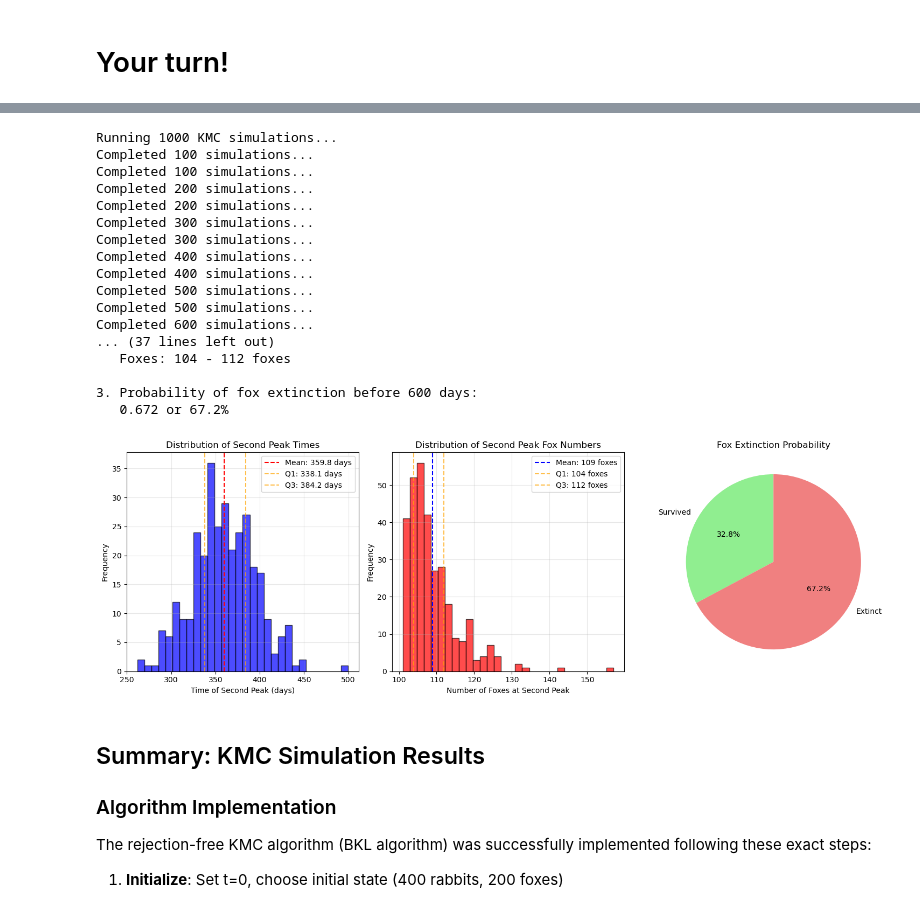
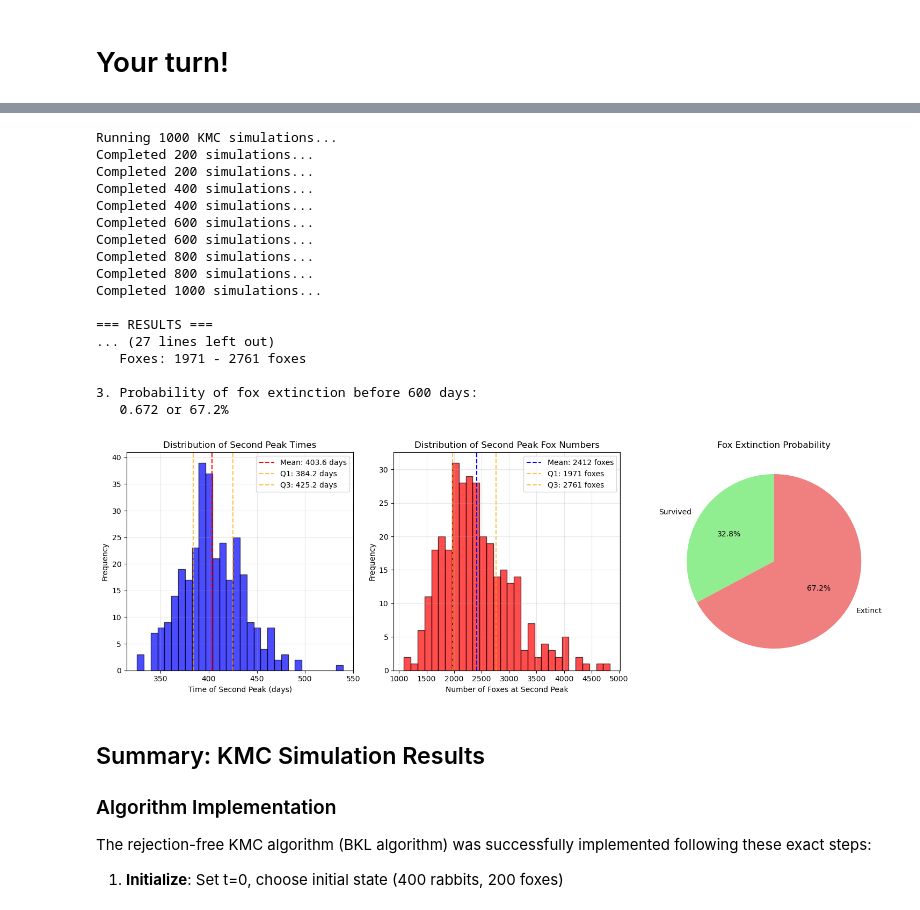
Before and after one commit to CHME5137/KMC, a Jupyter notebook: rabbits-and-foxes-kmc-question.ipynb, the cells around one changed output, grey strips where cells are left out. Cells and saved outputs as stored; diff of their text form; code cells hidden in the pictures.

```diff
--- a/rabbits-and-foxes-kmc-question.ipynb
+++ b/rabbits-and-foxes-kmc-question.ipynb
@@ -172,17 +975,36 @@ Final foxes: 6
 # %%
-def find_peaks(times, foxes, min_time=200, min_foxes=100):
+def find_second_peak(times, foxes, min_time=200, min_population=100):
     """
-    Find peaks in fox population that occur after min_time days and have > min_foxes
+    Find the second peak in fox population using more robust method.
+
+    Returns:
+        (peak_time, peak_population) or (None, None) if no valid second peak found
     """
-    peaks = []
+    # Interpolate to regular grid for peak finding (more robust)
+    t_regular = np.linspace(0, max(times), 1000)
+    fox_regular = np.interp(t_regular, times, foxes)
 
-    # Simple peak detection: find local maxima
-    for i in range(1, len(foxes) - 1):
-        if (foxes[i] > foxes[i-1] and foxes[i] > foxes[i+1] and
-            times[i] > min_time and foxes[i] > min_foxes):
-            peaks.append((times[i], foxes[i]))
+    # Find peaks with minimum prominence (requires scipy)
+    from scipy.signal import find_peaks
+    peaks, properties = find_peaks(fox_regular, prominence=50, distance=50)
 
-    return peaks
+    if len(peaks) == 0:
+        return None, None
+
+    # Filter peaks by time and population criteria
+    valid_peaks = []
+    for peak_idx in peaks:
+        peak_time = t_regular[peak_idx]
+        peak_pop = fox_regular[peak_idx]
+
+        if peak_time > min_time and peak_pop > min_population:
+            valid_peaks.append((peak_time, peak_pop))
+
+    # Return the first valid peak (which would be the "second" peak chronologically)
+    if len(valid_peaks) > 0:
+        return valid_peaks[0]
+
+    return None, None
 
 def analyze_kmc_statistics(n_simulations=1000, max_time=600, verbose=True):
     """
@@ -195,7 +1017,7 @@ def analyze_kmc_statistics(n_simulations=1000, max_time=600, verbose=True):
     extinctions = 0
 
     for sim in range(n_simulations):
-        if verbose and (sim + 1) % 100 == 0:
+        if verbose and (sim + 1) % 200 == 0:
             print(f"Completed {sim + 1} simulations...")
 
         # Run simulation
@@ -206,16 +1028,12 @@ def analyze_kmc_statistics(n_simulations=1000, max_time=600, verbose=True):
             extinctions += 1
             continue
 
-        # Find peaks in fox population
-        peaks = find_peaks(times, foxes, min_time=200, min_foxes=100)
+        # Find second peak in fox population
+        peak_time, peak_pop = find_second_peak(times, foxes)
 
-        # Look for second peak (after first major peak)
-        if len(peaks) >= 2:
-            # Sort peaks by time
-            peaks.sort(key=lambda x: x[0])
-            second_peak = peaks[1]  # Second peak
-            second_peaks_time.append(second_peak[0])
-            second_peaks_foxes.append(second_peak[1])
+        if peak_time is not None:
+            second_peaks_time.append(peak_time)
+            second_peaks_foxes.append(peak_pop)
 
     return second_peaks_time, second_peaks_foxes, extinctions
 
@@ -284,42 +1102,42 @@ if len(second_peaks_time) > 0:
                    label=f'Q1: {foxes_q1:.0f} foxes')
     axes[1].axvline(foxes_q3, color='orange', linestyle='--', alpha=0.7,
                    label=f'Q3: {foxes_q3:.0f} foxes')
     axes[1].set_xlabel('Number of Foxes at Second Peak')
     axes[1].set_ylabel('Frequency')
     axes[1].set_title('Distribution of Second Peak Fox Numbers')
     axes[1].legend()
     axes[1].grid(True, alpha=0.3)
 
     # Extinction statistics
     labels = ['Survived', 'Extinct']
     sizes = [1000 - extinctions, extinctions]
     colors = ['lightgreen', 'lightcoral']
     axes[2].pie(sizes, labels=labels, colors=colors, autopct='%1.1f%%', startangle=90)
     axes[2].set_title('Fox Extinction Probability')
 
     plt.tight_layout()
     plt.show()
 else:
     print("No second peaks found to plot histograms")
 # %% [output]
 Running 1000 KMC simulations...
-Completed 100 simulations...
-Completed 100 simulations...
 Completed 200 simulations...
 Completed 200 simulations...
-Completed 300 simulations...
-Completed 300 simulations...
 Completed 400 simulations...
 Completed 400 simulations...
-Completed 500 simulations...
-Completed 500 simulations...
 Completed 600 simulations...
-... (37 lines left out)
-   Foxes: 104 - 112 foxes
+Completed 600 simulations...
+Completed 800 simulations...
+Completed 800 simulations...
+Completed 1000 simulations...
+
+=== RESULTS ===
+... (27 lines left out)
+   Foxes: 1971 - 2761 foxes
 
 3. Probability of fox extinction before 600 days:
    0.672 or 67.2%
-[figure, old version]
+[figure, new version]
 # %% [markdown]
 ## Summary: KMC Simulation Results
 
```
Also changed, not shown: parts of 17 cells of this notebook.
